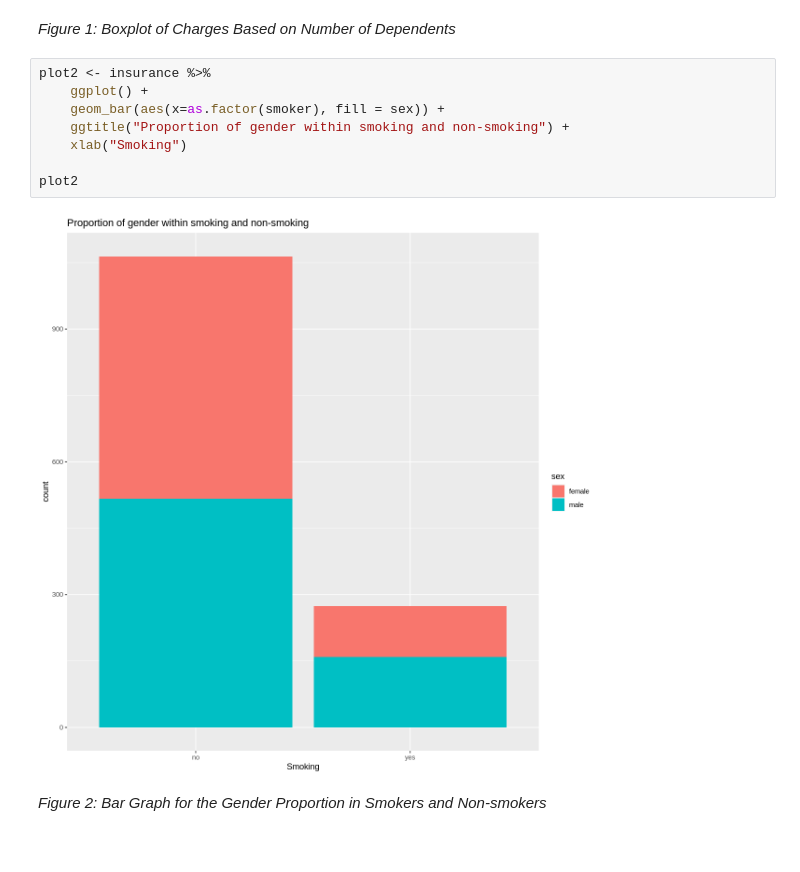
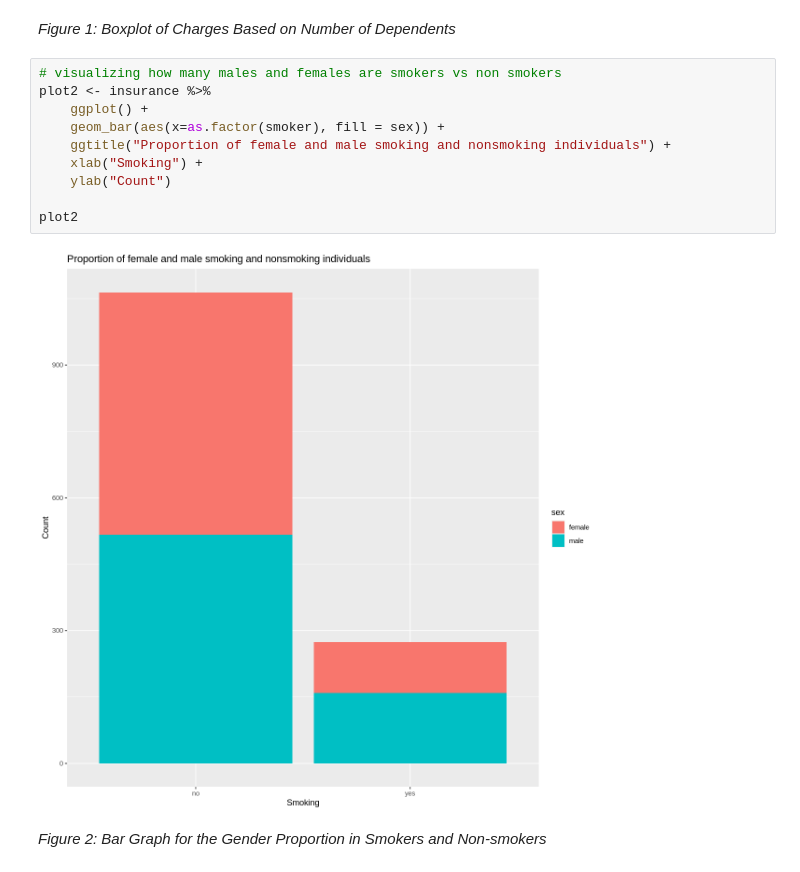
Before and after one commit to Yuji03b/STAT-201-GROUP-1, a Jupyter notebook: report.ipynb, the cells around one changed output. Cells and saved outputs as stored; diff of their text form.

```diff
--- a/report.ipynb
+++ b/report.ipynb
@@ -87,15 +94,17 @@ plot1
 # %% [markdown]
 *Figure 1: Boxplot of Charges Based on Number of Dependents*
 # %%
+# visualizing how many males and females are smokers vs non smokers
 plot2 <- insurance %>%
     ggplot() +
     geom_bar(aes(x=as.factor(smoker), fill = sex)) +
-    ggtitle("Proportion of gender within smoking and non-smoking") +
-    xlab("Smoking")
+    ggtitle("Proportion of female and male smoking and nonsmoking individuals") +
+    xlab("Smoking") +
+    ylab("Count")
 
 plot2
 # %% [output]
-[figure, old version]
+[figure, new version]
 # %% [markdown]
 *Figure 2: Bar Graph for the Gender Proportion in Smokers and Non-smokers*
 # %%
```
Also changed, not shown: parts of 17 cells of this notebook.
